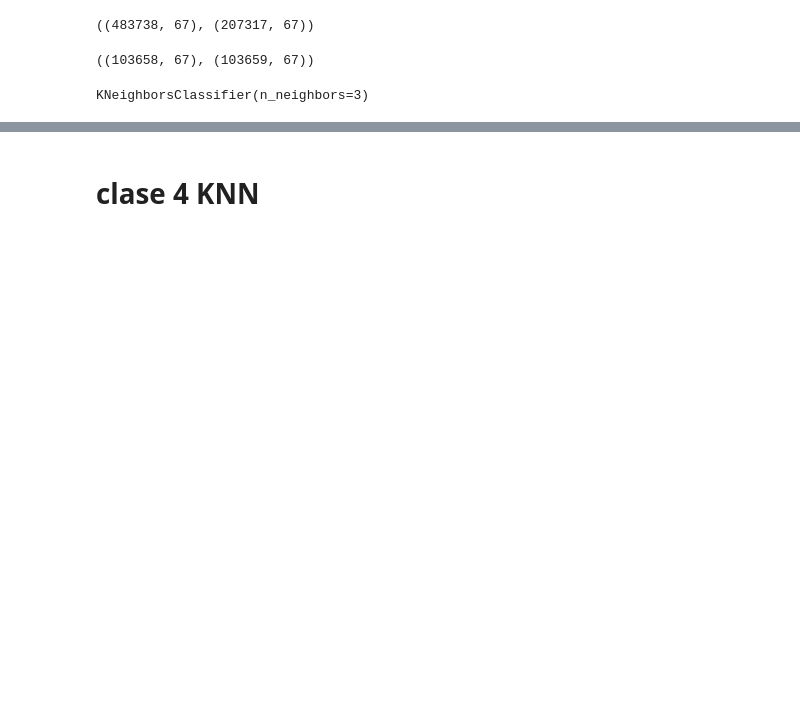
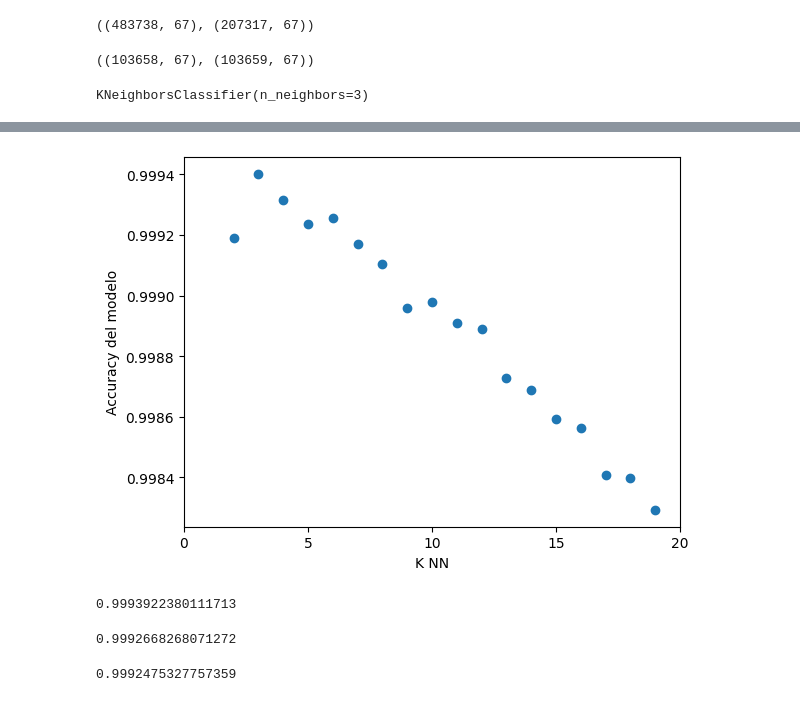
Before and after one commit to arantafall/prediccion-ataques-ciber, a Jupyter notebook: implementacion_KNN.ipynb, the cells around one changed output, grey strips where cells are left out. Drawn from its saved outputs; the diff is of its cells as text; code cells hidden in the pictures; blank space fills up the shorter version.

```diff
--- a/implementacion_KNN.ipynb
+++ b/implementacion_KNN.ipynb
@@ -88,9 +127,10 @@ accuracy_score(y_train, knn.predict(X_train))
 # %%
+from sklearn.neighbors import KNeighborsClassifier
 import numpy as np
 scores = []
 
-for k in np.arange(1,20):
-    knn = KNeighborsClassifier(n_neighbors = k)
+for k in np.arange(2, 20):
+    knn = KNeighborsClassifier(n_neighbors=k, n_jobs=-1)
     knn.fit(X_train, y_train)
     scores.append(accuracy_score(y_val, knn.predict(X_val)))
 # %%
@@ -98,10 +157,10 @@ scores
-# %% [markdown]
-# clase 4 KNN
 # %%
 import matplotlib.pyplot as plt
 
 plt.figure()
 plt.xlabel('K NN')
 plt.ylabel('Accuracy del modelo')
-plt.scatter(range(1,20), scores)
+plt.scatter(range(2,20), scores)
 plt.xticks([0,5,10,15,20]);
+# %% [output]
+[figure, added]
@@ -110,18 +167,24 @@ plt.xticks([0,5,10,15,20]);
 # %%
-knn = KNeighborsClassifier(n_neighbors = 5)
+knn = KNeighborsClassifier(n_neighbors = 1)
 knn.fit(X_train, y_train)
 
 # test score
 accuracy_score(y_test, knn.predict(X_test))
+# %% [output]
+0.9993922380111713
 # %%
-knn = KNeighborsClassifier(n_neighbors = 7)
+knn = KNeighborsClassifier(n_neighbors = 3)
 knn.fit(X_train, y_train)
 
 # test score
 accuracy_score(y_test, knn.predict(X_test))
+# %% [output]
+0.9992668268071272
 # %%
-knn = KNeighborsClassifier(n_neighbors = 18)
+knn = KNeighborsClassifier(n_neighbors = 2)
 knn.fit(X_train, y_train)
 
 # test score
 accuracy_score(y_test, knn.predict(X_test))
+# %% [output]
+0.9992475327757359
```
Also changed, not shown: parts of 25 cells of this notebook, 1 other file.
